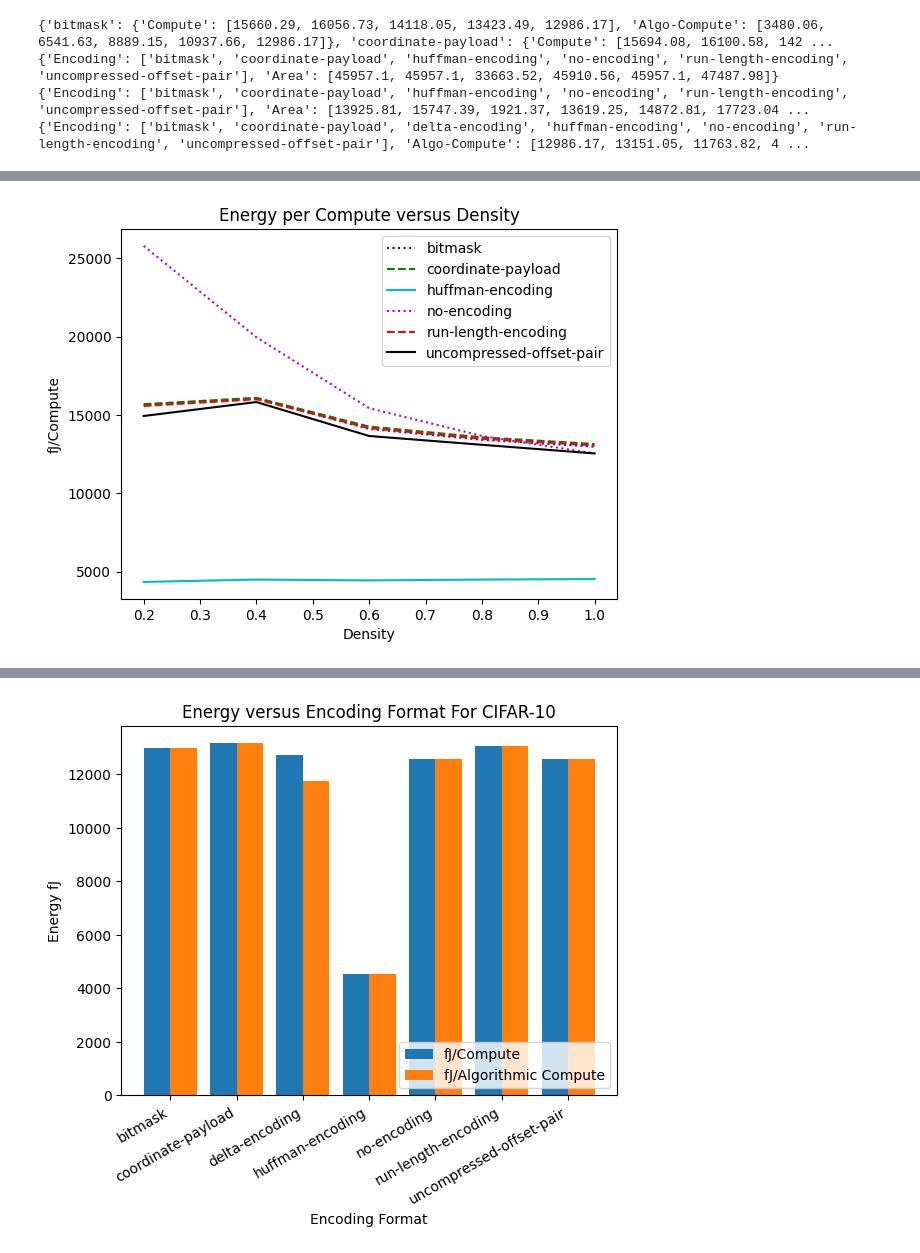
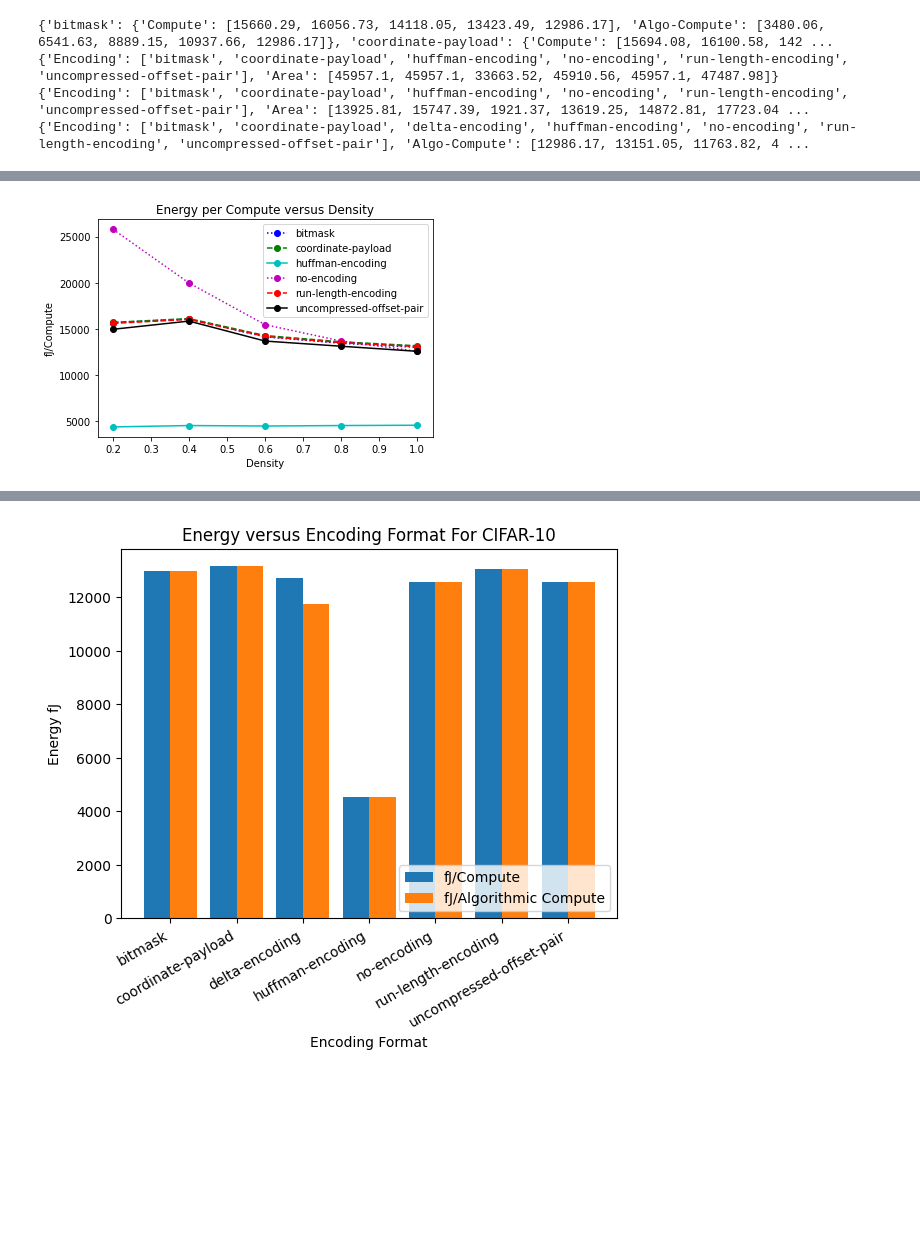
Before and after one commit to alkeirn/SparseNewEncoding, a Jupyter notebook: workspace/final-project/data_analysis/eval_data/eval_analysis.ipynb, the cells around one changed output, grey strips where cells are left out. Drawn from its saved outputs; the diff is of its cells as text; code cells hidden in the pictures; blank space fills up the shorter version.

Commit message:
dotted graph

```diff
--- a/workspace/final-project/data_analysis/eval_data/eval_analysis.ipynb
+++ b/workspace/final-project/data_analysis/eval_data/eval_analysis.ipynb
@@ -125,23 +125,23 @@ plt.show()
 # %%
 density = [0.2, 0.4, 0.6, 0.8, 1.0]
 ls = [':', '--', '-', '-.']
 color = ['b', 'g', 'c', 'm', 'r', 'k']
 i = 0
 j = 0
 for encoding in energy.keys():
     if "10" not in encoding:
-        plt.plot(density, energy[encoding]['Compute'], label = encoding, ls=ls[i], color=color[j])
+        plt.plot(density, energy[encoding]['Compute'], 'o-', label = encoding, ls=ls[i], color=color[j])
         i = (i+1) % 3
         j = (j+1) % 6
 
 
 plt.xlabel("Density")
 plt.ylabel("fJ/Compute")
 plt.title("Energy per Compute versus Density")
 plt.legend()
 plt.show()
 # %% [output]
-[figure, old version]
+[figure, new version]
 # %%
 density = [0.2, 0.4, 0.6, 0.8, 1.0]
 ls = [':', '--', '-', '-.']
```
Also changed, not shown: parts of 2 cells of this notebook, 1 other file.
